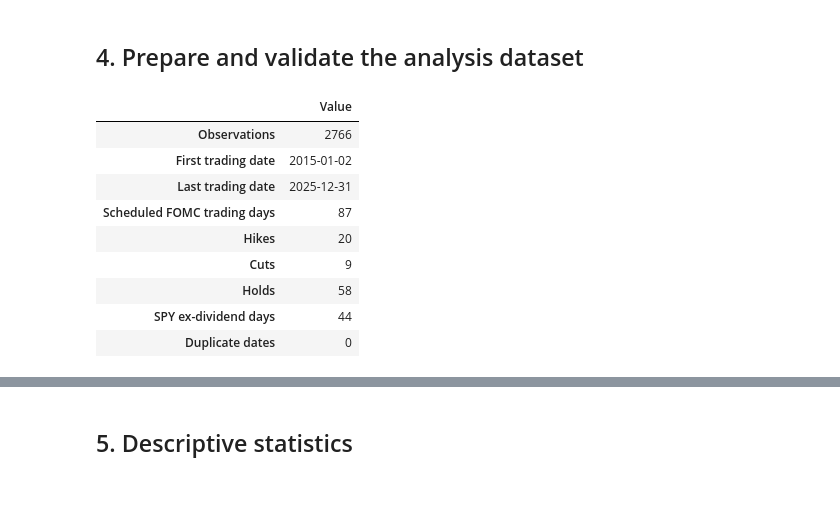
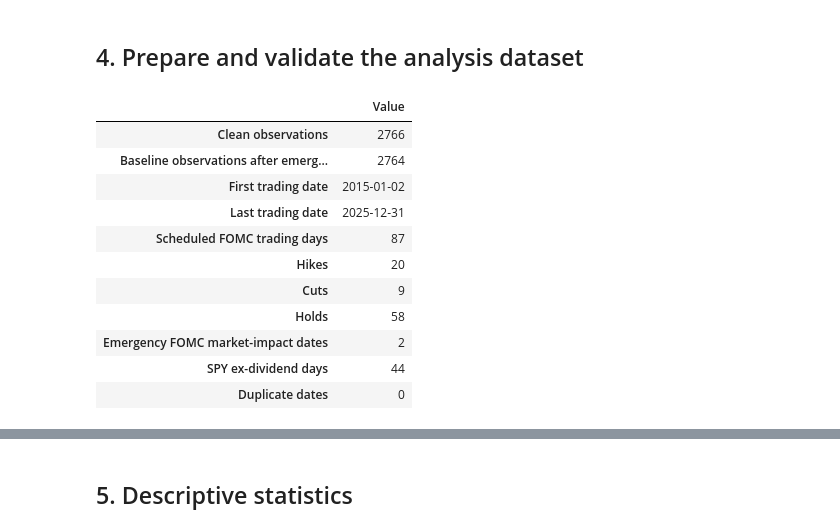
Before and after one commit to lebaoann05-ops/fomc-price-discovery, a Jupyter notebook: output/jupyter-notebook/fomc_data_and_models.ipynb, the cells around one changed output, grey strips where cells are left out. Cells and saved outputs as stored; diff of their text form; code cells hidden in the pictures; blank space fills up the shorter version.

```diff
--- a/output/jupyter-notebook/fomc_data_and_models.ipynb
+++ b/output/jupyter-notebook/fomc_data_and_models.ipynb
@@ -255,14 +255,23 @@ Scheduled events: 87
 # %% [markdown]
 ## 4. Prepare and validate the analysis dataset
 # %%
-market = spy_raw[["Open", "Close", "Volume", "Dividends"]].copy()
+market = spy_raw[["Open", "High", "Low", "Close", "Volume", "Dividends"]].copy()
 market = market.rename(columns={
     "Open": "spy_open",
+    "High": "spy_high",
+    "Low": "spy_low",
     "Close": "spy_close",
     "Volume": "spy_volume",
     "Dividends": "spy_dividend",
 })
 market["vix_close"] = vix_raw["Close"]
+
+# Record sample attrition before transforming or dropping rows.
+market_window = market.loc[START_DATE:END_DATE].copy()
+rows_in_date_window = len(market_window)
+rows_after_spy_vix_alignment = int(
+    market_window[["spy_open", "spy_close", "vix_close"]].notna().all(axis=1).sum()
+)
 
 market["overnight_return"] = np.log(market["spy_open"] / market["spy_close"].shift(1))
 market["intraday_return"] = np.log(market["spy_close"] / market["spy_open"])
@@ -280,47 +289,62 @@ analysis = market.loc[START_DATE:END_DATE].copy()
 event_info = fomc.set_index("event_date")[["decision", "rate_change"]]
 analysis = analysis.join(event_info, how="left")
 analysis["fomc_day"] = analysis["decision"].notna().astype(int)
 for decision in ["hike", "cut", "hold"]:
     analysis[decision] = analysis["decision"].eq(decision).astype(int)
 
-# Standardize the lagged log VIX: its coefficient represents a one-SD change.
+# 2020-03-15 was a Sunday; its market impact is assigned to Monday 2020-03-16.
+emergency_market_dates = pd.to_datetime(["2020-03-03", "2020-03-16"])
+analysis["emergency_fomc"] = analysis.index.isin(emergency_market_dates).astype(int)
+
+# Standardize lagged log VIX: the coefficient represents a one-SD change.
 analysis["lagged_vix_z"] = (
     analysis["lagged_log_vix"] - analysis["lagged_log_vix"].mean()
 ) / analysis["lagged_log_vix"].std()
 
 required = [
+    "spy_open", "spy_high", "spy_low", "spy_close", "spy_volume", "vix_close",
     "overnight_return", "intraday_return", "close_return",
     "lagged_return", "lagged_abs_return", "lagged_vix_z",
 ]
+rows_before_complete_case = len(analysis)
+missing_required_before_drop = analysis[required].isna().sum()
 analysis = analysis.dropna(subset=required)
 analysis.index.name = "Date"
+
+# Keep the full cleaned dataset, but remove emergency-event impact dates from baseline models.
+model_sample = analysis.loc[analysis["emergency_fomc"] == 0].copy()
 analysis.to_csv(PROCESSED_DIR / "spy_fomc_analysis_2015_2025.csv")
 
 checks = pd.Series({
-    "Observations": len(analysis),
+    "Clean observations": len(analysis),
+    "Baseline observations after emergency exclusion": len(model_sample),
     "First trading date": analysis.index.min().date(),
     "Last trading date": analysis.index.max().date(),
-    "Scheduled FOMC trading days": int(analysis["fomc_day"].sum()),
-    "Hikes": int(analysis["hike"].sum()),
-    "Cuts": int(analysis["cut"].sum()),
-    "Holds": int(analysis["hold"].sum()),
-    "SPY ex-dividend days": int(analysis["ex_dividend"].sum()),
+    "Scheduled FOMC trading days": int(model_sample["fomc_day"].sum()),
+    "Hikes": int(model_sample["hike"].sum()),
+    "Cuts": int(model_sample["cut"].sum()),
+    "Holds": int(model_sample["hold"].sum()),
+    "Emergency FOMC market-impact dates": int(analysis["emergency_fomc"].sum()),
+    "SPY ex-dividend days": int(model_sample["ex_dividend"].sum()),
     "Duplicate dates": int(analysis.index.duplicated().sum()),
 })
 display(checks.to_frame("Value"))
 
 assert analysis.index.is_monotonic_increasing
 assert not analysis.index.duplicated().any()
 assert analysis[required].notna().all().all()
-assert analysis["fomc_day"].sum() == len(fomc)
+assert model_sample["fomc_day"].sum() == len(fomc)
+assert analysis["emergency_fomc"].sum() == 2
 # %% [output]
 |  | Value |
-| Observations | 2766 |
+| Clean observations | 2766 |
+| Baseline observations after emerg... | 2764 |
 | First trading date | 2015-01-02 |
 | Last trading date | 2025-12-31 |
 | Scheduled FOMC trading days | 87 |
 | Hikes | 20 |
 | Cuts | 9 |
 | Holds | 58 |
+| Emergency FOMC market-impact dates | 2 |
 | SPY ex-dividend days | 44 |
 | Duplicate dates | 0 |
```
Also changed, not shown: parts of 10 cells of this notebook, 6 other files.
